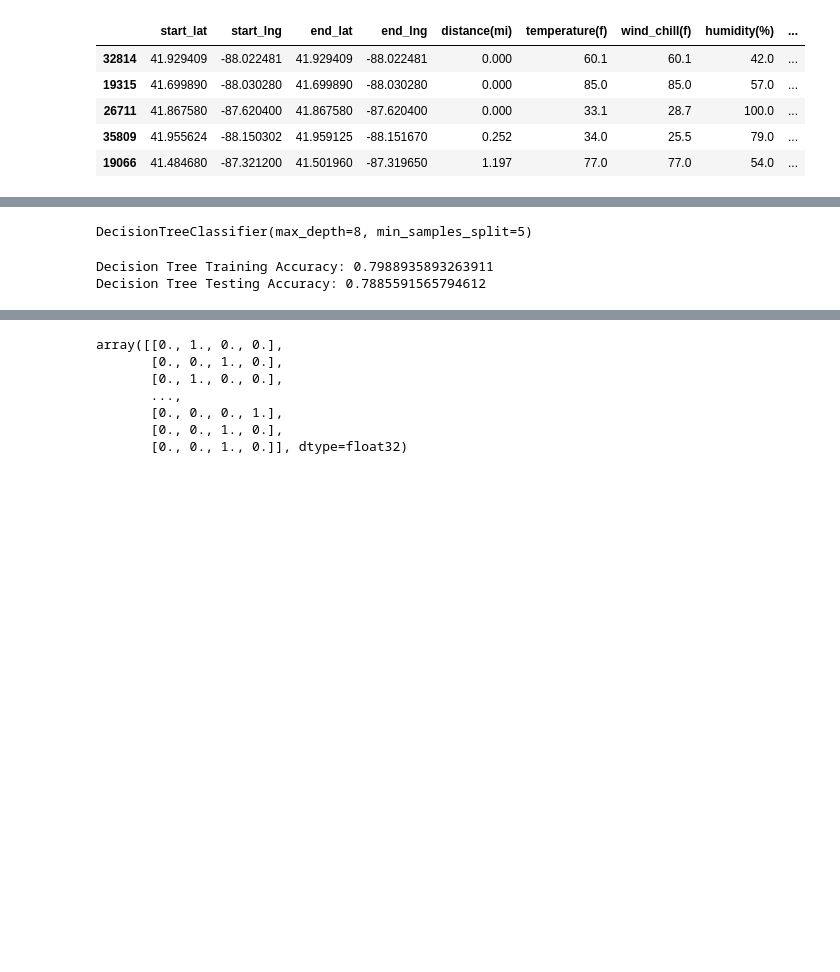
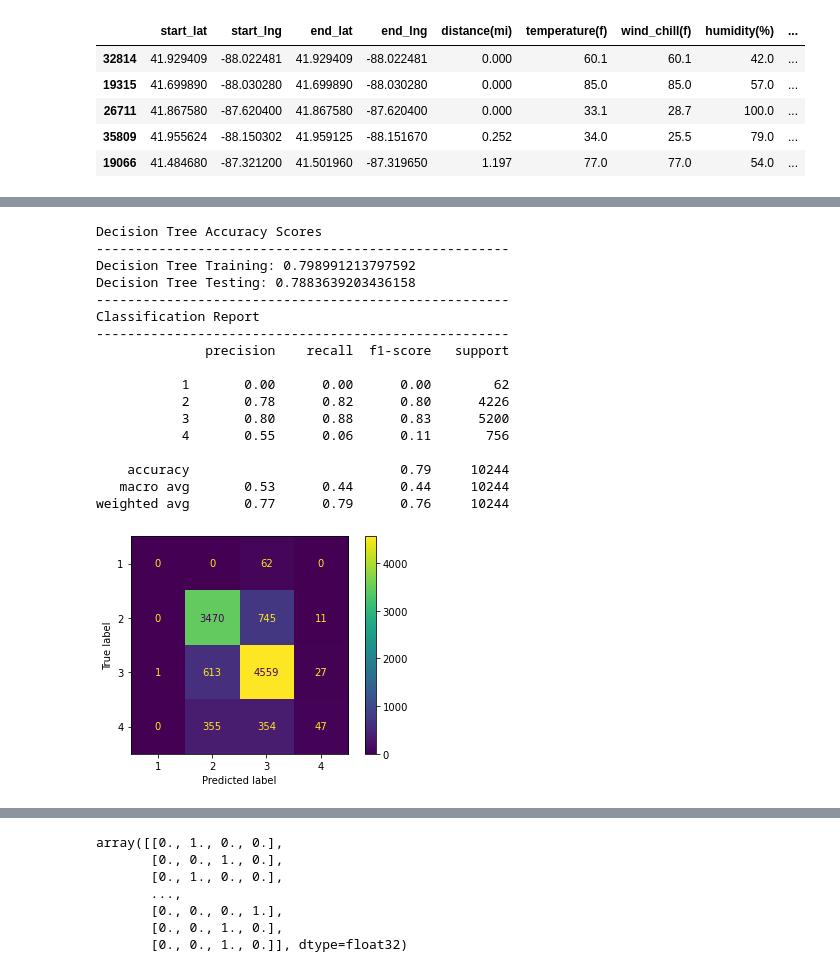
Before and after one commit to jeffreyfloyd/DST-and-traffic-implications, a Jupyter notebook: code/modeling.ipynb, the cells around one changed output, grey strips where cells are left out. Drawn from its saved outputs; the diff is of its cells as text; code cells hidden in the pictures; blank space fills up the shorter version.

```diff
--- a/code/modeling.ipynb
+++ b/code/modeling.ipynb
@@ -111,15 +113,28 @@ f1_score(y_test,xg_preds,average='weighted')
 # %%
 # decision tree model with just a few hyperparameters
 tree = DecisionTreeClassifier(max_depth=8, min_samples_split=5)
 tree.fit(X_train,y_train)
+tree_preds = tree.predict(X_test)
+print_scores('Decision Tree', tree, X_train, y_train, X_test, y_test, tree_preds);
 # %% [output]
-DecisionTreeClassifier(max_depth=8, min_samples_split=5)
+Decision Tree Accuracy Scores
+-----------------------------------------------------
+Decision Tree Training: 0.798991213797592
+Decision Tree Testing: 0.7883639203436158
+-----------------------------------------------------
+Classification Report
+-----------------------------------------------------
+              precision    recall  f1-score   support
+
+           1       0.00      0.00      0.00        62
+           2       0.78      0.82      0.80      4226
+           3       0.80      0.88      0.83      5200
+           4       0.55      0.06      0.11       756
+
+    accuracy                           0.79     10244
+   macro avg       0.53      0.44      0.44     10244
+weighted avg       0.77      0.79      0.76     10244
+[figure, added]
-# %%
-print('Decision Tree Training Accuracy:', tree.score(X_train,y_train))
-print('Decision Tree Testing Accuracy:', tree.score(X_test,y_test))
-# %% [output]
-Decision Tree Training Accuracy: 0.7988935893263911
-Decision Tree Testing Accuracy: 0.7885591565794612
 # %%
 tree_coefs = pd.DataFrame(zip(X_train.columns, tree.feature_importances_), columns=['feature','coefficient'])
 tree_coefs[tree_coefs['coefficient'] > 0][:15].sort_values(by='coefficient', ascending=False)
```
Also changed, not shown: parts of 24 cells of this notebook, 8 other files.
